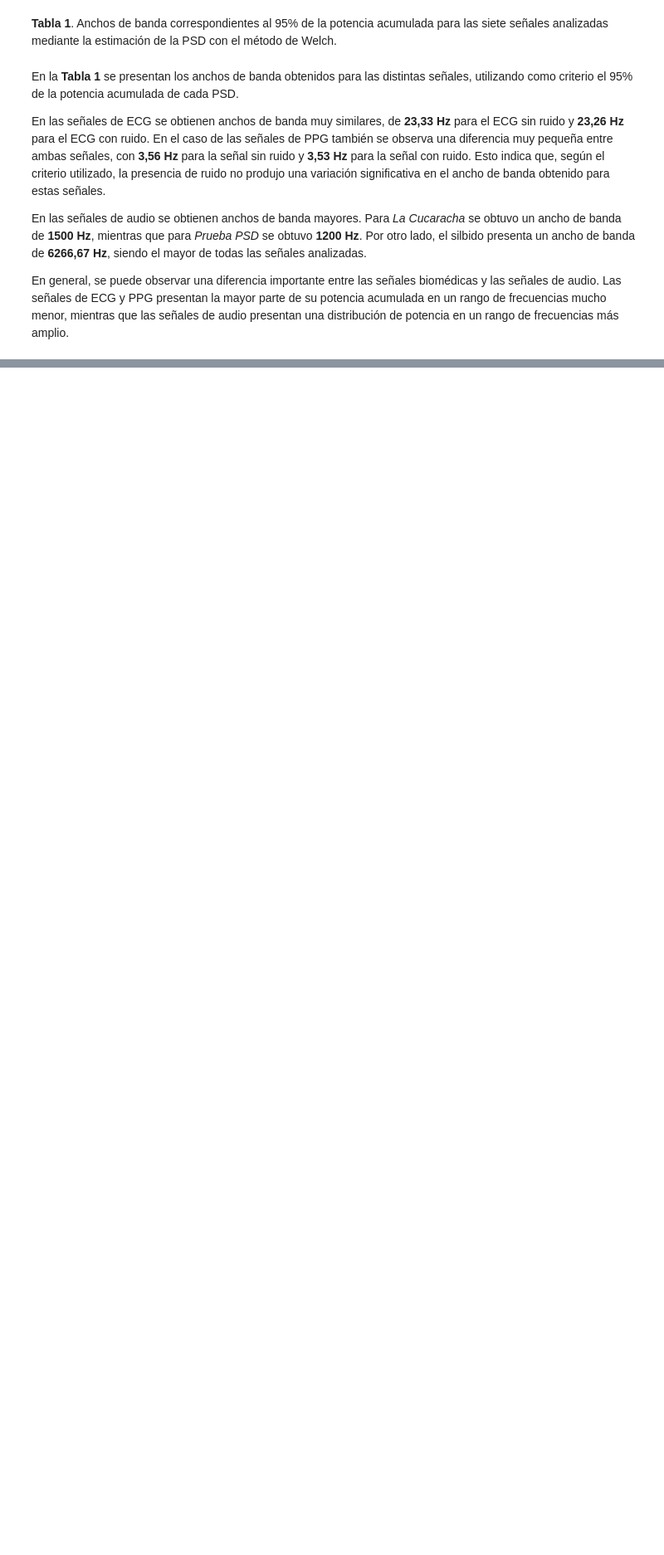
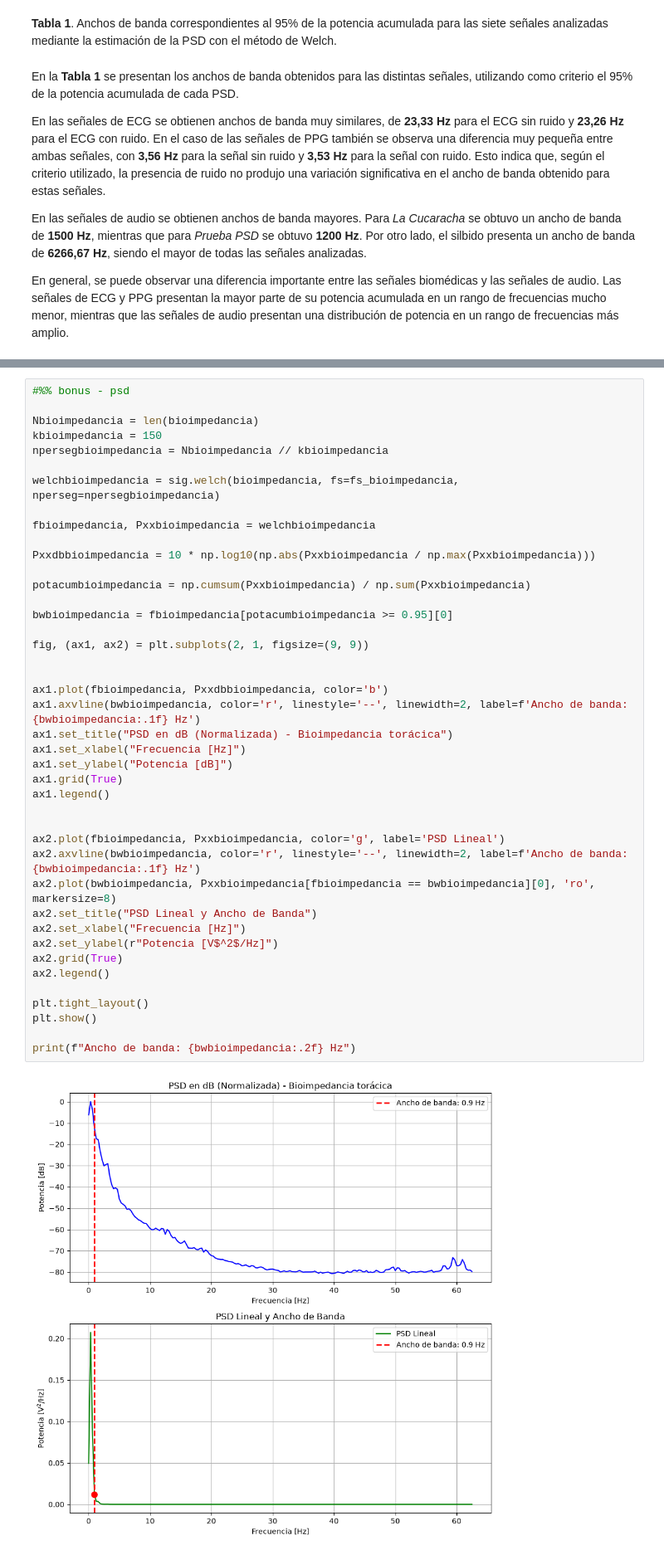
Before and after one commit to CristobalCs/APS, a Jupyter notebook: aps_entregas/TS5/TS5_Contador.ipynb, the cells around one changed output, grey strips where cells are left out. Shown at 83% size. Cells and saved outputs as stored; diff of their text form; blank space fills up the shorter version.

```diff
--- a/aps_entregas/TS5/TS5_Contador.ipynb
+++ b/aps_entregas/TS5/TS5_Contador.ipynb
@@ -672,0 +728,44 @@ En general, se puede observar una diferencia importante entre las señales biom
+# %%
+#%% bonus - psd
+
+Nbioimpedancia = len(bioimpedancia)
+kbioimpedancia = 150
+npersegbioimpedancia = Nbioimpedancia // kbioimpedancia
+
+welchbioimpedancia = sig.welch(bioimpedancia, fs=fs_bioimpedancia, nperseg=npersegbioimpedancia)
+
+fbioimpedancia, Pxxbioimpedancia = welchbioimpedancia
+
+Pxxdbbioimpedancia = 10 * np.log10(np.abs(Pxxbioimpedancia / np.max(Pxxbioimpedancia)))
+
+potacumbioimpedancia = np.cumsum(Pxxbioimpedancia) / np.sum(Pxxbioimpedancia)
+
+bwbioimpedancia = fbioimpedancia[potacumbioimpedancia >= 0.95][0]
+
+fig, (ax1, ax2) = plt.subplots(2, 1, figsize=(9, 9))
+
+
+ax1.plot(fbioimpedancia, Pxxdbbioimpedancia, color='b')
+ax1.axvline(bwbioimpedancia, color='r', linestyle='--', linewidth=2, label=f'Ancho de banda: {bwbioimpedancia:.1f} Hz')
+ax1.set_title("PSD en dB (Normalizada) - Bioimpedancia torácica")
+ax1.set_xlabel("Frecuencia [Hz]")
+ax1.set_ylabel("Potencia [dB]")
+ax1.grid(True)
+ax1.legend()
+
+
+ax2.plot(fbioimpedancia, Pxxbioimpedancia, color='g', label='PSD Lineal')
+ax2.axvline(bwbioimpedancia, color='r', linestyle='--', linewidth=2, label=f'Ancho de banda: {bwbioimpedancia:.1f} Hz')
+ax2.plot(bwbioimpedancia, Pxxbioimpedancia[fbioimpedancia == bwbioimpedancia][0], 'ro', markersize=8)
+ax2.set_title("PSD Lineal y Ancho de Banda")
+ax2.set_xlabel("Frecuencia [Hz]")
+ax2.set_ylabel(r"Potencia [V$^2$/Hz]")
+ax2.grid(True)
+ax2.legend()
+
+plt.tight_layout()
+plt.show()
+
+print(f"Ancho de banda: {bwbioimpedancia:.2f} Hz")
+# %% [output]
+[figure, added]
```
Also changed, not shown: parts of 11 cells of this notebook.
